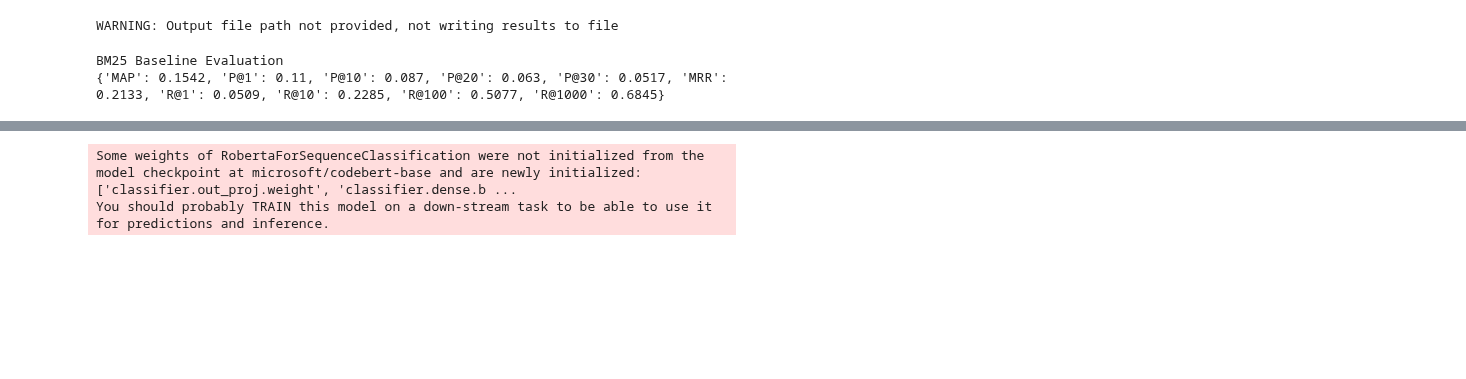
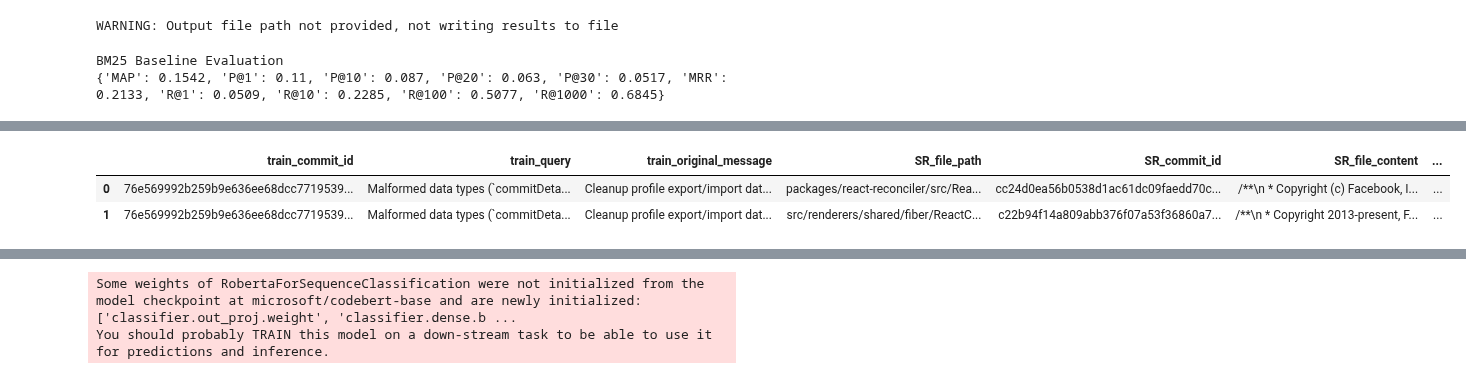
Before and after one commit to Siddharth-Gandhi/ds, a Jupyter notebook: notebooks/debug.ipynb, the cells around one changed output, grey strips where cells are left out. Cells and saved outputs as stored; diff of their text form; code cells hidden in the pictures; blank space fills up the shorter version.

```diff
--- a/notebooks/debug.ipynb
+++ b/notebooks/debug.ipynb
@@ -19,0 +15,27 @@ combined_df = get_combined_df(repo_path)
+# %%
+class Args:
+    def __init__(self, **kwargs):
+        self.__dict__.update(kwargs)
+
+args = Args(
+    index_path='../data/2_7/facebook_react/index_commit_tokenized', repo_path='../data/2_7/facebook_react', k=1000, n=100, model_path='microsoft/codebert-base', overwrite_cache=False, batch_size=32, num_epochs=10, learning_rate=5e-05, run_name='repr_0.1663', notes='reproducing current best 0.1663 MAP result for CodeReranker', num_positives=10, num_negatives=10, train_depth=1000, num_workers=8, train_commits=1000, psg_cnt=25, aggregation_strategy='sump', use_gpu=True, rerank_depth=100, do_train=True, do_eval=True, eval_gold=True, openai_model='gpt4', overwrite_eval=False, sanity_check=True, debug=False, best_model_path=None, bert_best_model='data/combined_commit_train/best_model', psg_len=350, psg_stride=250, ignore_gold_in_training=False, eval_folder='repr_0.1663', use_gpt_train=True
+)
+
+metrics =['MAP', 'P@1', 'P@10', 'P@20', 'P@30', 'MRR', 'R@1', 'R@10', 'R@100', 'R@1000']
+repo_path = args.repo_path
+repo_name = repo_path.split('/')[-1]
+index_path = args.index_path
+K = args.k
+n = args.n
+combined_df = get_combined_df(repo_path)
+BM25_AGGR_STRAT = 'sump'
+eval_path = os.path.join(repo_path, 'eval')
+if not os.path.exists(eval_path):
+    os.makedirs(eval_path)
+
+bm25_searcher = BM25Searcher(index_path)
+evaluator = SearchEvaluator(metrics)
+model_evaluator = ModelEvaluator(bm25_searcher, evaluator, combined_df)
+
+test_path = os.path.join('..', 'gold', 'facebook_react', 'v2_facebook_react_gpt4_gold.parquet')
+gold_df = pd.read_parquet(test_path)
@@ -20,2 +45,3 @@ combined_df = get_combined_df(repo_path)
 # %%
+cache_path = os.path.join(args.repo_path, 'cache', 'repr_0.1663')
 code_df = pd.read_parquet(os.path.join(cache_path, 'code_df.parquet'))
@@ -283,3 +297,9 @@ BM25 Baseline Evaluation
+# %%
+code_df.head(2)
+# %% [output]
+|  | train_commit_id | train_query | train_original_message | SR_file_path | SR_commit_id | SR_file_content | ... |
+| 0 | 76e569992b259b9e636ee68dcc7719539... | Malformed data types (`commitDeta... | Cleanup profile export/import dat... | packages/react-reconciler/src/Rea... | cc24d0ea56b0538d1ac61dc09faedd70c... | /**\n * Copyright (c) Facebook, I... | ... |
+| 1 | 76e569992b259b9e636ee68dcc7719539... | Malformed data types (`commitDeta... | Cleanup profile export/import dat... | src/renderers/shared/fiber/ReactC... | c22b94f14a809abb376f07a53f36860a7... | /**\n * Copyright 2013-present, F... | ... |
 # %%
 params = {
         'model_name': args.model_path,
```
Also changed, not shown: parts of 34 cells of this notebook, 3 other files.
